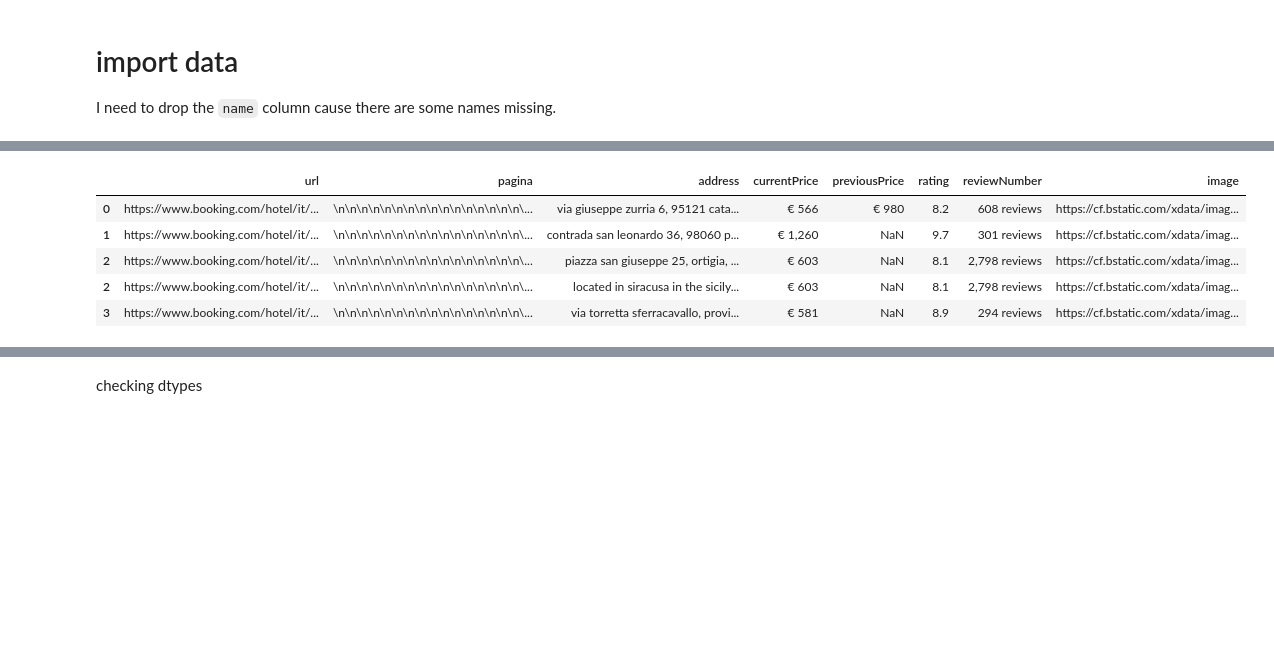
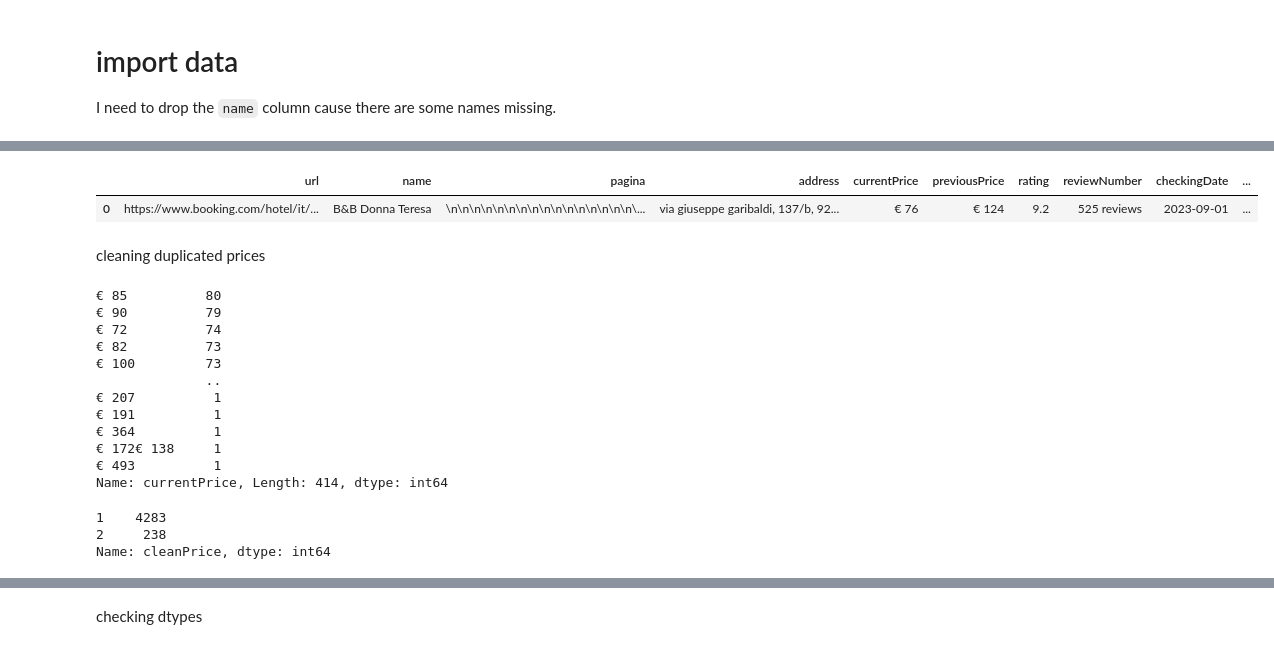
Before and after one commit to annassanchez/vuelve-conmigo-a-italia, a Jupyter notebook: notebooks/02_cleaning.ipynb, the cells around one changed output, grey strips where cells are left out. Drawn from its saved outputs; the diff is of its cells as text; code cells hidden in the pictures; blank space fills up the shorter version.

Commit message:
cleaning done

```diff
--- a/notebooks/02_cleaning.ipynb
+++ b/notebooks/02_cleaning.ipynb
@@ -12,6 +16,3 @@ location = locator.geocode("Champ de Mars, Paris, France")
 # %% [markdown]
 # import data
 I need to drop the `name` column cause there are some names missing.
-# %%
-with open('../data/dict_booking.pickle', 'rb') as dict_booking:
-    dict_booking = pickle.load(dict_booking)
@@ -17,0 +26,5 @@ with open('../data/dict_booking.pickle', 'rb') as dict_booking:
+# %%
+path = os.getcwd()
+files = os.listdir(path)
+files = [f for f in files if f[-6:] == 'pickle']
+files
@@ -18,3 +38,10 @@ with open('../data/dict_booking.pickle', 'rb') as dict_booking:
 # %%
-print(len(dict_booking['url']), len(dict_booking['name']), len(dict_booking['pagina']), len(dict_booking['currentPrice']), len(dict_booking['address']))
+list_dicts = []
+for file in files:
+    with open(f'{file}', 'rb') as dict_booking:
+        dict_booking = pickle.load(dict_booking)
+        if len(dict_booking['url']) != len(dict_booking['name']):
+            del dict_booking['url'][-1]
+        print(len(dict_booking['url']), len(dict_booking['name']), len(dict_booking['pagina']), len(dict_booking['currentPrice']), len(dict_booking['address']))
+        list_dicts.append(pd.DataFrame(dict_booking))
 # %% [output]
@@ -32,4 +54,4 @@ dict_keys(['url', 'pagina', 'address', 'currentPrice', 'previousPrice', 'rating'
 # %%
-df_booking = pd.DataFrame(dict_booking)
-df_booking.head()
+df_booking = pd.concat(list_dicts).reset_index(drop=True)
+df_booking.head(1)
 # %% [output]
@@ -42,10 +60,23 @@ df_booking.head()
 # %%
 df_booking = df_booking.explode('address')
-df_booking.head()
+df_booking.head(1)
 # %% [output]
-|  | url | pagina | address | currentPrice | previousPrice | rating | reviewNumber | image |
-| 0 | https://www.booking.com/hotel/it/... | \n\n\n\n\n\n\n\n\n\n\n\n\n\n\n\n\... | via giuseppe zurria 6, 95121 cata... | € 566 | € 980 | 8.2 | 608 reviews | https://cf.bstatic.com/xdata/imag... |
-| 1 | https://www.booking.com/hotel/it/... | \n\n\n\n\n\n\n\n\n\n\n\n\n\n\n\n\... | contrada san leonardo 36, 98060 p... | € 1,260 | NaN | 9.7 | 301 reviews | https://cf.bstatic.com/xdata/imag... |
-| 2 | https://www.booking.com/hotel/it/... | \n\n\n\n\n\n\n\n\n\n\n\n\n\n\n\n\... | piazza san giuseppe 25, ortigia, ... | € 603 | NaN | 8.1 | 2,798 reviews | https://cf.bstatic.com/xdata/imag... |
-| 2 | https://www.booking.com/hotel/it/... | \n\n\n\n\n\n\n\n\n\n\n\n\n\n\n\n\... | located in siracusa in the sicily... | € 603 | NaN | 8.1 | 2,798 reviews | https://cf.bstatic.com/xdata/imag... |
-| 3 | https://www.booking.com/hotel/it/... | \n\n\n\n\n\n\n\n\n\n\n\n\n\n\n\n\... | via torretta sferracavallo, provi... | € 581 | NaN | 8.9 | 294 reviews | https://cf.bstatic.com/xdata/imag... |
+|  | url | name | pagina | address | currentPrice | previousPrice | rating | reviewNumber | checkingDate | ... |
+| 0 | https://www.booking.com/hotel/it/... | B&B Donna Teresa | \n\n\n\n\n\n\n\n\n\n\n\n\n\n\n\n\... | via giuseppe garibaldi, 137/b, 92... | € 76 | € 124 | 9.2 | 525 reviews | 2023-09-01 | ... |
+# %% [markdown]
+cleaning duplicated prices
+# %%
+df_booking['currentPrice'].value_counts()
+# %% [output]
+€ 85          80
+€ 90          79
+€ 72          74
+€ 82          73
+€ 100         73
+              ..
+€ 207          1
+€ 191          1
+€ 364          1
+€ 172€ 138     1
+€ 493          1
+Name: currentPrice, Length: 414, dtype: int64
@@ -51,0 +93,6 @@ df_booking.head()
+# %%
+df_booking['cleanPrice'].value_counts()
+# %% [output]
+1    4283
+2     238
+Name: cleanPrice, dtype: int64
```
Also changed, not shown: parts of 35 cells of this notebook.
